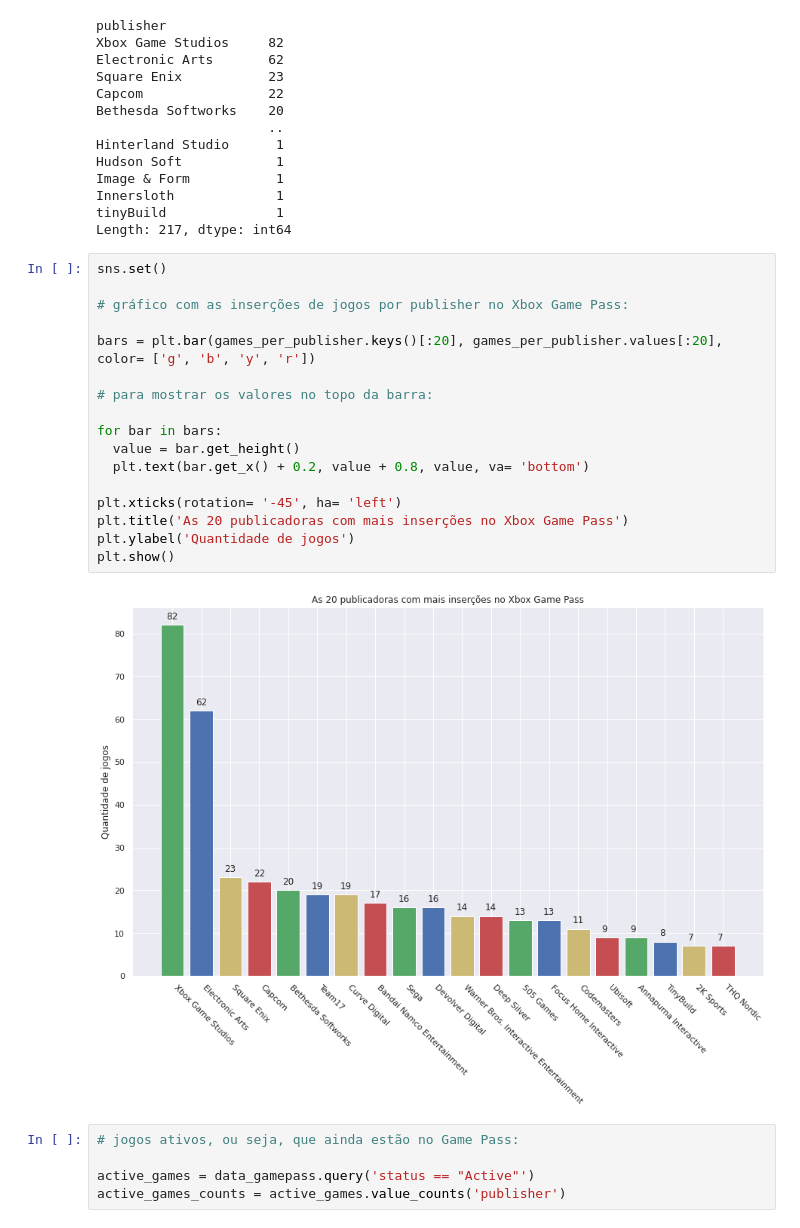
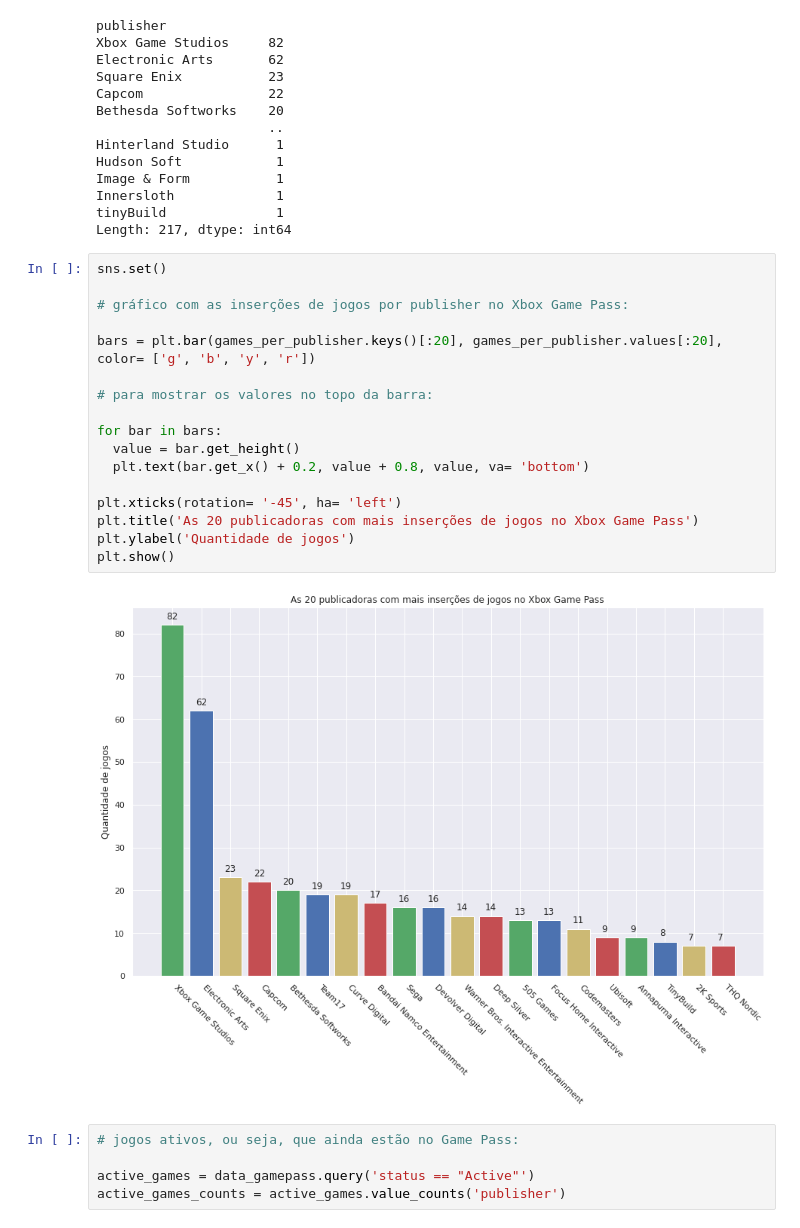
Before and after one commit to DamodaraBarbosa/xbox_game_pass_analisys, a Jupyter notebook: Publishers_Analisys_Xbox_Game_Pass.ipynb, the cells around one changed output. Cells and saved outputs as stored; diff of their text form.

```diff
--- a/Publishers_Analisys_Xbox_Game_Pass.ipynb
+++ b/Publishers_Analisys_Xbox_Game_Pass.ipynb
@@ -138,22 +138,22 @@ Length: 217, dtype: int64
 # %%
 sns.set()
 
 # gráfico com as inserções de jogos por publisher no Xbox Game Pass:
 
 bars = plt.bar(games_per_publisher.keys()[:20], games_per_publisher.values[:20], color= ['g', 'b', 'y', 'r'])
 
 # para mostrar os valores no topo da barra:
 
 for bar in bars:
   value = bar.get_height()
   plt.text(bar.get_x() + 0.2, value + 0.8, value, va= 'bottom')
 
 plt.xticks(rotation= '-45', ha= 'left')
-plt.title('As 20 publicadoras com mais inserções no Xbox Game Pass')
+plt.title('As 20 publicadoras com mais inserções de jogos no Xbox Game Pass')
 plt.ylabel('Quantidade de jogos')
 plt.show()
 # %% [output]
-[figure, old version]
+[figure, new version]
 # %%
 # jogos ativos, ou seja, que ainda estão no Game Pass:
 
```
Also changed, not shown: parts of 12 cells of this notebook.
